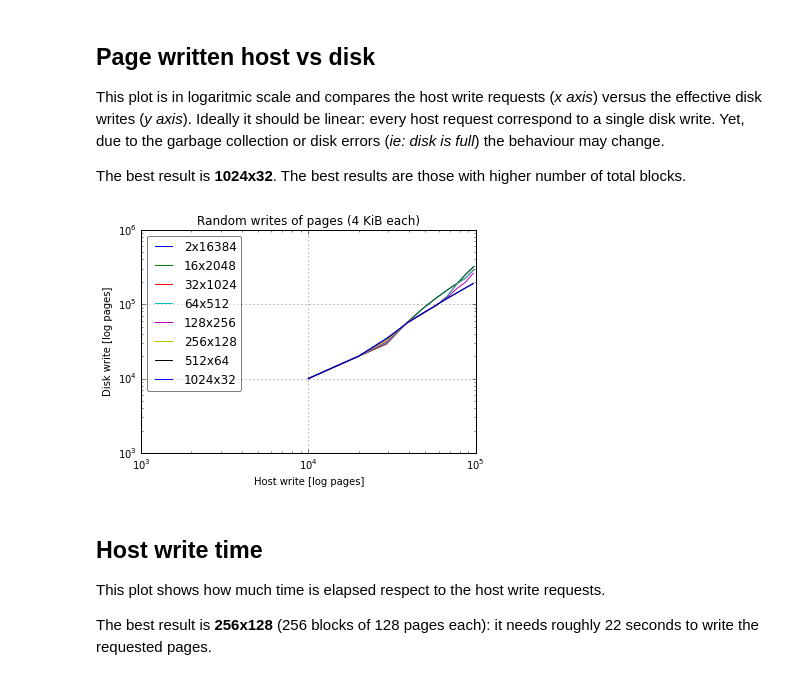
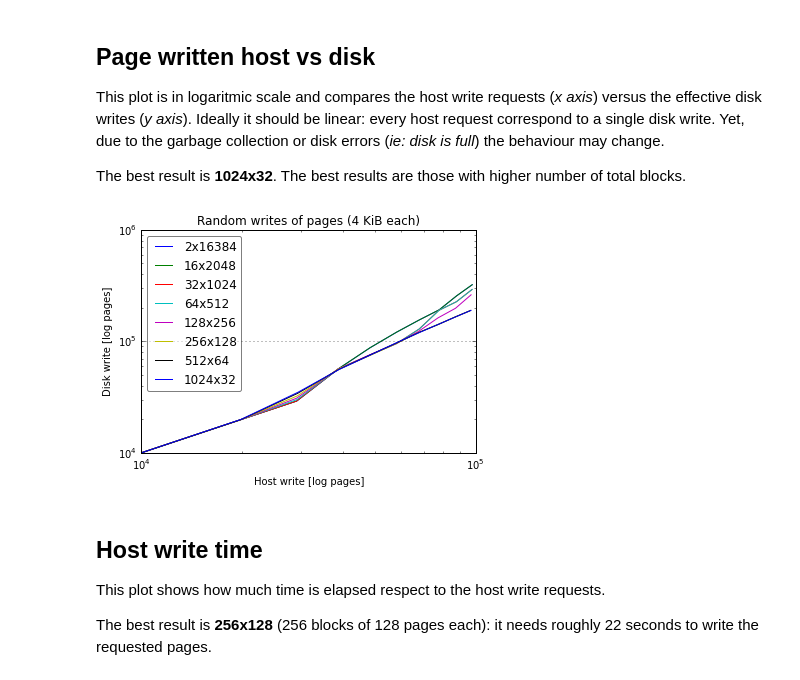
Before and after one commit to ancioto/ssdsim, a Jupyter notebook: simulations/nand_parameters_test/analysis.ipynb, the cells around one changed output. Saved outputs shown, nothing was run; the diff lists cells and outputs as text; code cells hidden in the pictures.

Commit message:
Fixed image output in a simulation

```diff
--- a/simulations/nand_parameters_test/analysis.ipynb
+++ b/simulations/nand_parameters_test/analysis.ipynb
@@ -42,10 +43,15 @@ data = ah.load_data(sim_names, "../RESULTS/nand_parameters_test/")
 This plot is in logaritmic scale and compares the host write requests (_x axis_) versus the effective disk writes (_y axis_). Ideally it should be linear: every host request correspond to a single disk write. Yet, due to the garbage collection or disk errors (_ie: disk is full_) the behaviour may change.
 
 The best result is **1024x32**. The best results are those with higher number of total blocks.
-# %%
-ah.plot_disk_writes(sim_names, data)
-# %% [output]
-[figure, removed]
+# %%
+ah.inline_plot(sim_names, data, yid=6, xlog=True, ylog=True, show=False,
+                xlabel="Host write [log pages]",
+                ylabel="Disk write [log pages]")
+# need extra parameters to better plotting
+plt.axis([10 ** 4, 10 ** 5, 10 ** 4, 10 ** 6])  # [xmin, xmax, ymin, ymax]
+plt.show()
+# %% [output]
+[figure, added]
 # %% [markdown]
 ## Host write time
 
```
Also changed, not shown: parts of 1 cell of this notebook, 1 other file.
